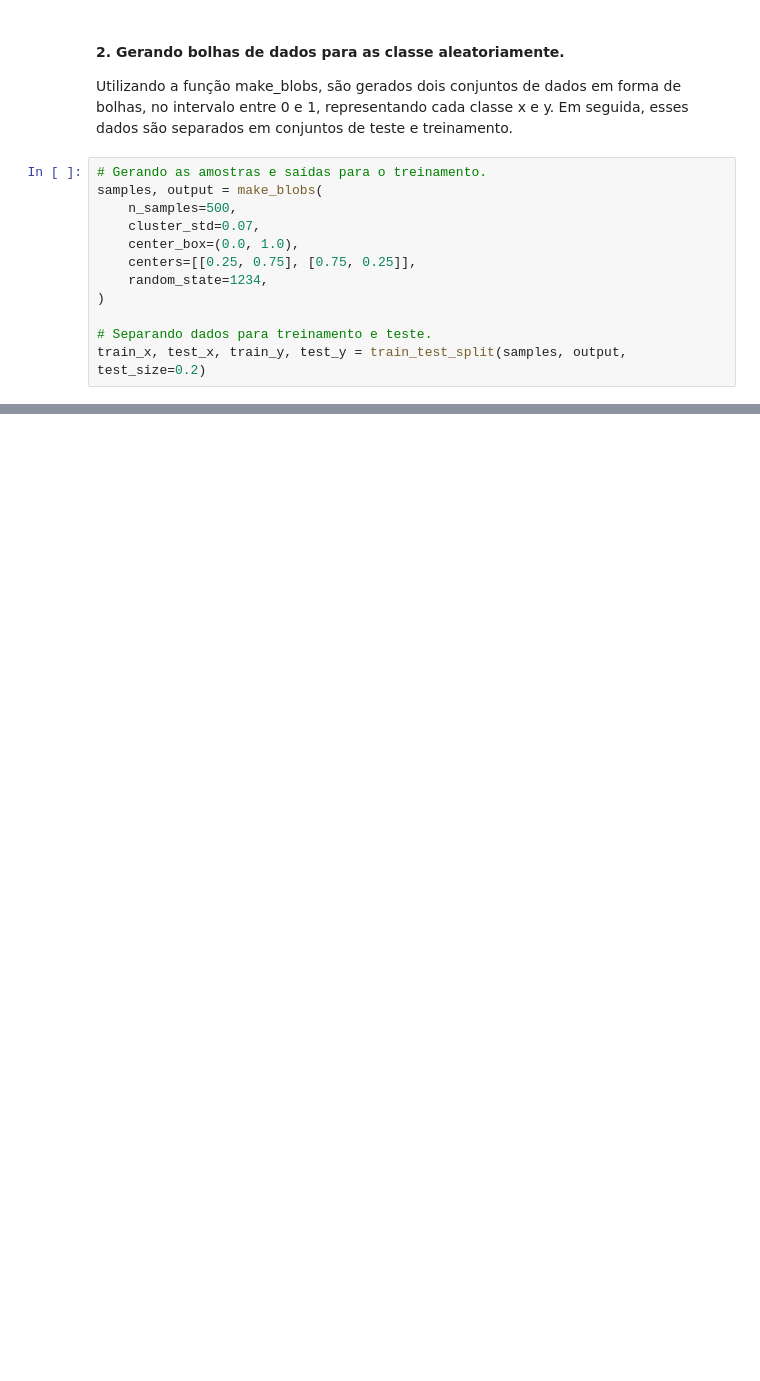
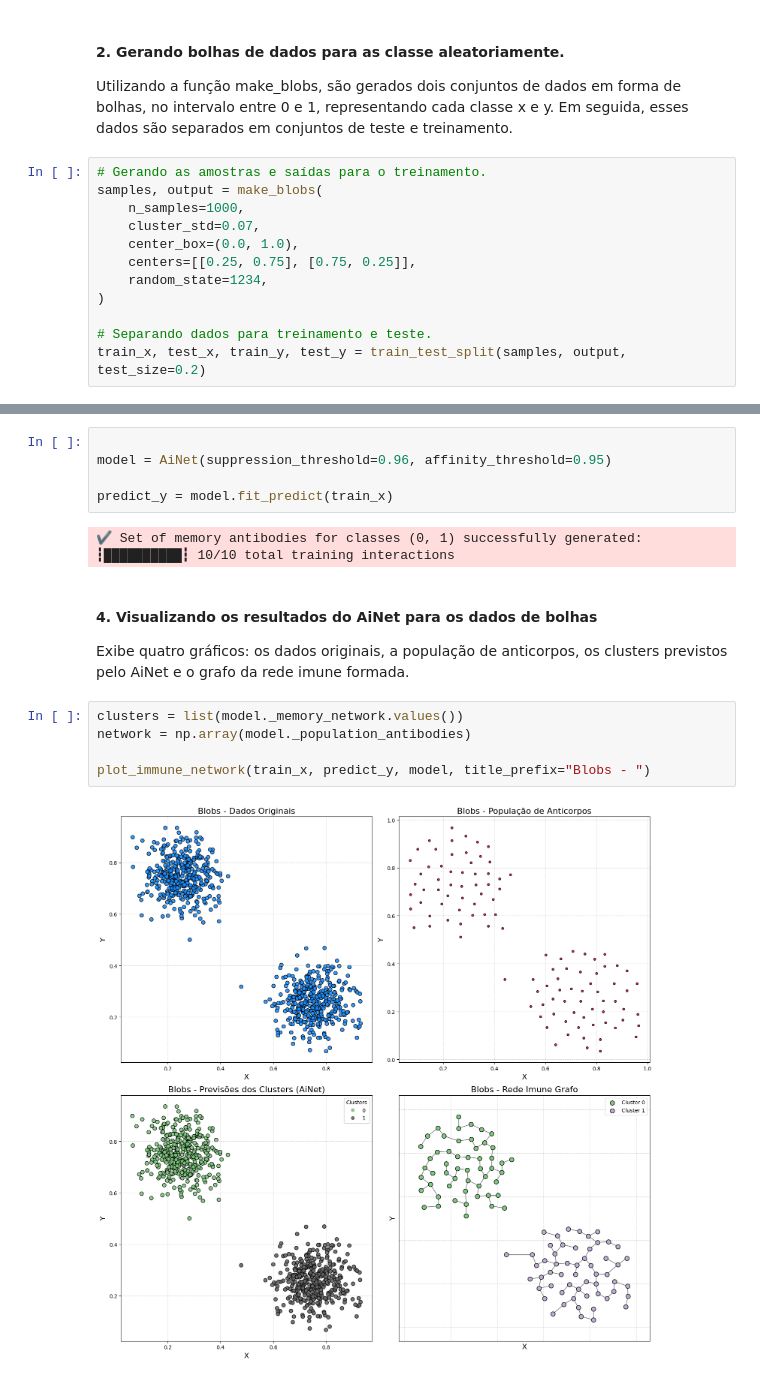
Before and after one commit to AIS-Package/aisp, a Jupyter notebook: examples/pt-br/clustering/AiNet/example_with_randomly_generated_dataset-pt.ipynb, the cells around one changed output, grey strips where cells are left out. Saved outputs shown, nothing was run; the diff lists cells and outputs as text; blank space fills up the shorter version.

Commit message:
feat: adds examples and fixes the predict method

```diff
--- a/examples/pt-br/clustering/AiNet/example_with_randomly_generated_dataset-pt.ipynb
+++ b/examples/pt-br/clustering/AiNet/example_with_randomly_generated_dataset-pt.ipynb
@@ -23,7 +83,7 @@ Utilizando a função make_blobs, são gerados dois conjuntos de dados em forma
 # %%
 # Gerando as amostras e saídas para o treinamento.
 samples, output = make_blobs(
-    n_samples=500,
+    n_samples=1000,
     cluster_std=0.07,
     center_box=(0.0, 1.0),
     centers=[[0.25, 0.75], [0.75, 0.25]],
@@ -34,0 +99,18 @@ train_x, test_x, train_y, test_y = train_test_split(samples, output, test_size=0
+# %%
+
+model = AiNet(suppression_threshold=0.96, affinity_threshold=0.95)
+
+predict_y = model.fit_predict(train_x)
+# %% [output]
+✔ Set of memory antibodies for classes (0, 1) successfully generated:  ┇██████████┇ 10/10 total training interactions
+# %% [markdown]
+#### 4. Visualizando os resultados do AiNet para os dados de bolhas
+
+Exibe quatro gráficos: os dados originais, a população de anticorpos, os clusters previstos pelo AiNet e o grafo da rede imune formada.
+# %%
+clusters = list(model._memory_network.values())
+network = np.array(model._population_antibodies)
+
+plot_immune_network(train_x, predict_y, model, title_prefix="Blobs - ")
+# %% [output]
+[figure, added]
```
Also changed, not shown: parts of 18 cells of this notebook, 2 other files.
